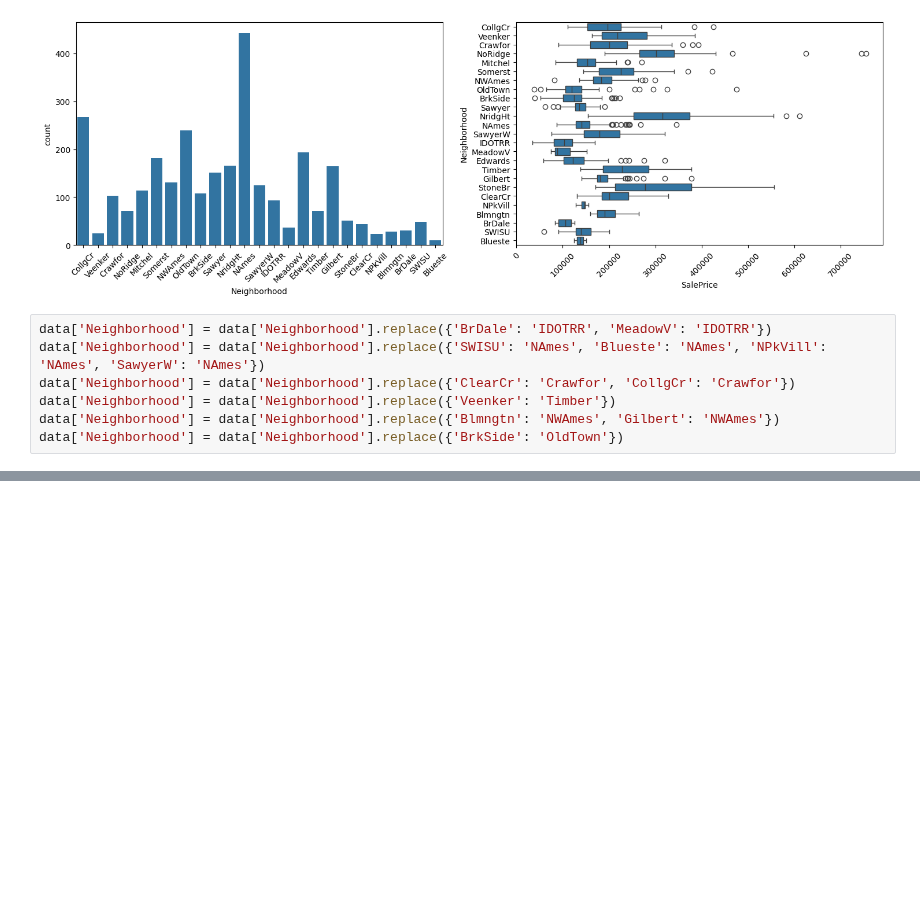
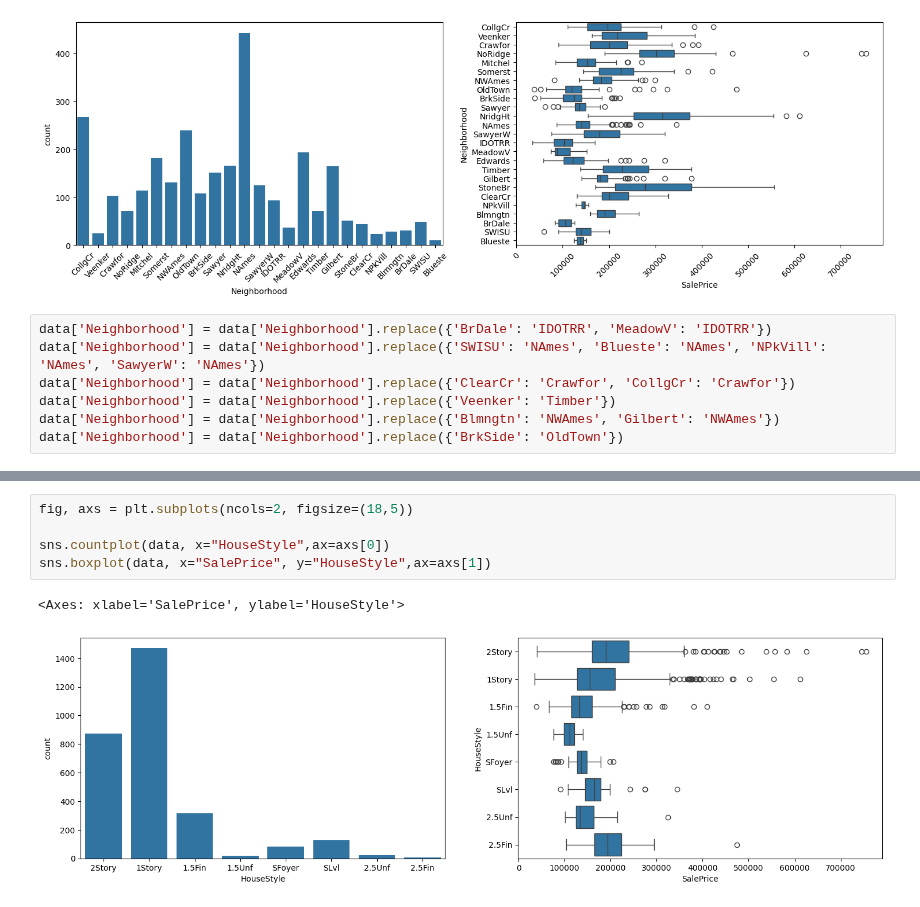
Before and after one commit to LoneCoder21/Kaggle-Notebooks, a Jupyter notebook: Regression/House Prices/property_prices.ipynb, the cells around one changed output, grey strips where cells are left out. Cells and saved outputs as stored; diff of their text form; blank space fills up the shorter version.

```diff
--- a/Regression/House Prices/property_prices.ipynb
+++ b/Regression/House Prices/property_prices.ipynb
@@ -298,0 +307,8 @@ sns.boxplot(data, x="SalePrice", y="Neighborhood",ax=axs[1])
+# %%
+fig, axs = plt.subplots(ncols=2, figsize=(18,5))
+
+sns.countplot(data, x="HouseStyle",ax=axs[0])
+sns.boxplot(data, x="SalePrice", y="HouseStyle",ax=axs[1])
+# %% [output]
+<Axes: xlabel='SalePrice', ylabel='HouseStyle'>
+[figure, added]
```
Also changed, not shown: parts of 29 cells of this notebook, 1 other file.
